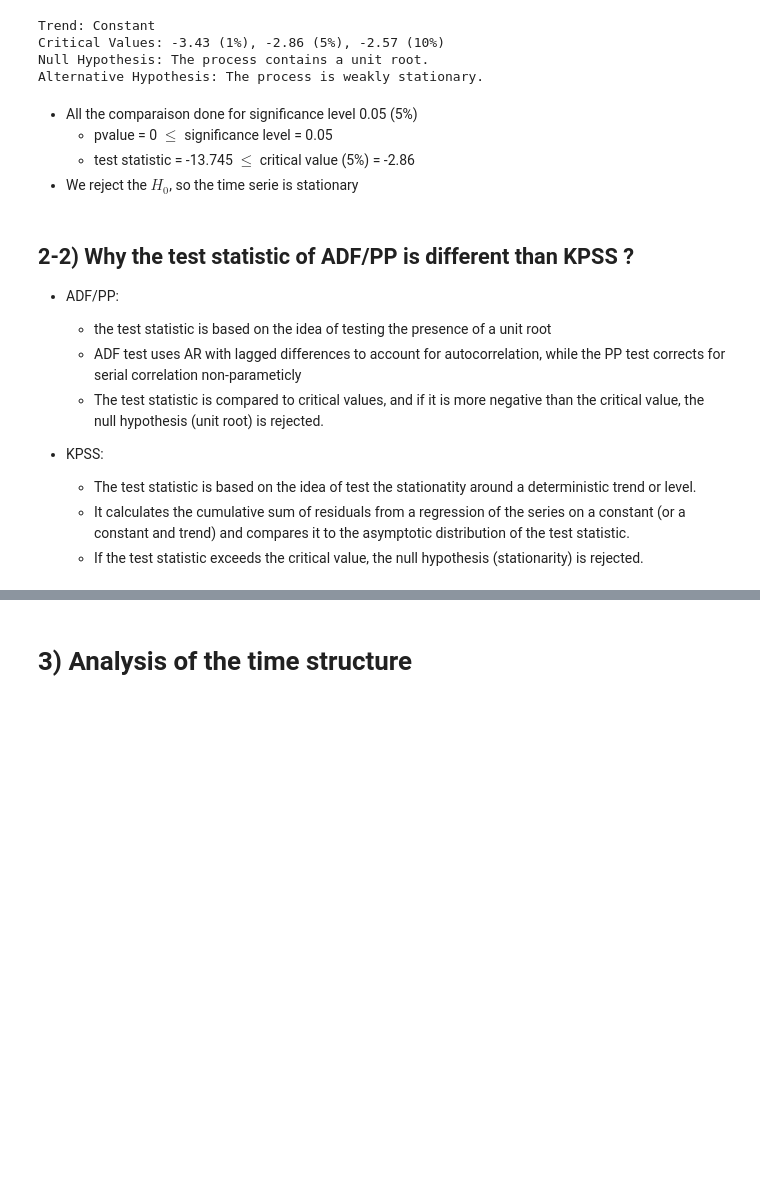
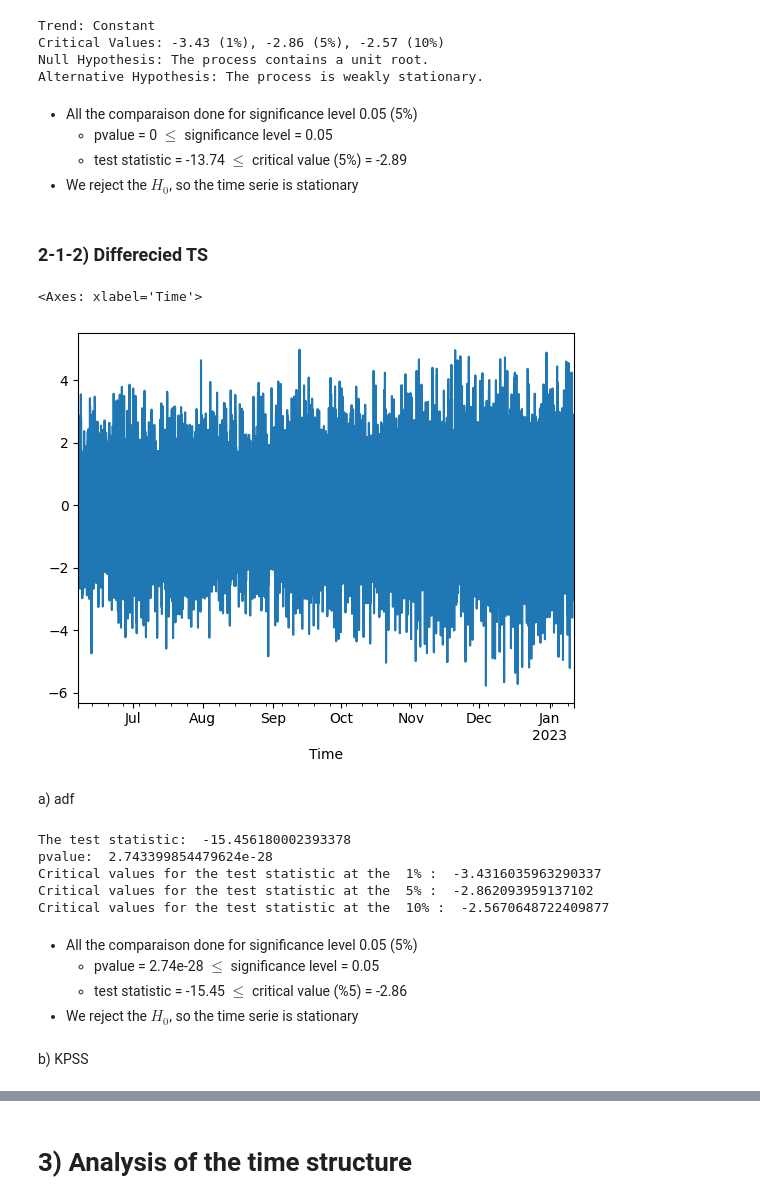
Before and after one commit to sohaibdaoudi/V2G_TS_Project, a Jupyter notebook: Notebooks/Load-StatisticalStudy.ipynb, the cells around one changed output, grey strips where cells are left out. Cells and saved outputs as stored; diff of their text form; code cells hidden in the pictures; blank space fills up the shorter version.

```diff
--- a/Notebooks/Load-StatisticalStudy.ipynb
+++ b/Notebooks/Load-StatisticalStudy.ipynb
@@ -179,16 +199,34 @@ Alternative Hypothesis: The process is weakly stationary.
 # %% [markdown]
 - All the comparaison done for significance level 0.05 (5%)
     - pvalue = 0 $ \leq $ significance level = 0.05
-    - test statistic = -13.745 $ \leq $ critical value (5%) = -2.86
+    - test statistic = -13.74 $ \leq $ critical value (5%) = -2.89
 - We reject the $H_0$, so the time serie is stationary
-# %% [markdown]
-## 2-2) Why the test statistic of ADF/PP is different than KPSS ?
-- ADF/PP:
-    - the test statistic is based on the idea of testing the presence of a unit root
-    - ADF test uses AR with lagged differences to account for autocorrelation, while the PP test corrects for serial correlation non-parameticly
-    - The test statistic is compared to critical values, and if it is more negative than the critical value, the null hypothesis (unit root) is rejected.
-
-- KPSS:
-    - The test statistic is based on the idea of test the stationatity around a deterministic trend or level.
-    - It calculates the cumulative sum of residuals from a regression of the series on a constant (or a constant and trend) and compares it to the asymptotic distribution of the test statistic.
-    - If the test statistic exceeds the critical value, the null hypothesis (stationarity) is rejected.
+# %% [markdown]
+### 2-1-2) Differecied TS
+# %%
+diff_ts = ts_data.diff().dropna()
+diff_ts.plot()
+# %% [output]
+<Axes: xlabel='Time'>
+[figure, added]
+# %% [markdown]
+a) adf
+# %%
+a = adfuller(diff_ts)
+print("The test statistic: ", a[0])
+print("pvalue: ", a[1])
+for key, value in a[4].items():
+    print("Critical values for the test statistic at the ",key,": ",value)
+# %% [output]
+The test statistic:  -15.456180002393378
+pvalue:  2.743399854479624e-28
+Critical values for the test statistic at the  1% :  -3.4316035963290337
+Critical values for the test statistic at the  5% :  -2.862093959137102
+Critical values for the test statistic at the  10% :  -2.5670648722409877
+# %% [markdown]
+- All the comparaison done for significance level 0.05 (5%)
+    - pvalue = 2.74e-28 $ \leq $ significance level = 0.05
+    - test statistic = -15.45 $ \leq $ critical value (%5) = -2.86
+- We reject the $H_0$, so the time serie is stationary
+# %% [markdown]
+b) KPSS
```
Also changed, not shown: parts of 44 cells of this notebook, 1 other file.
